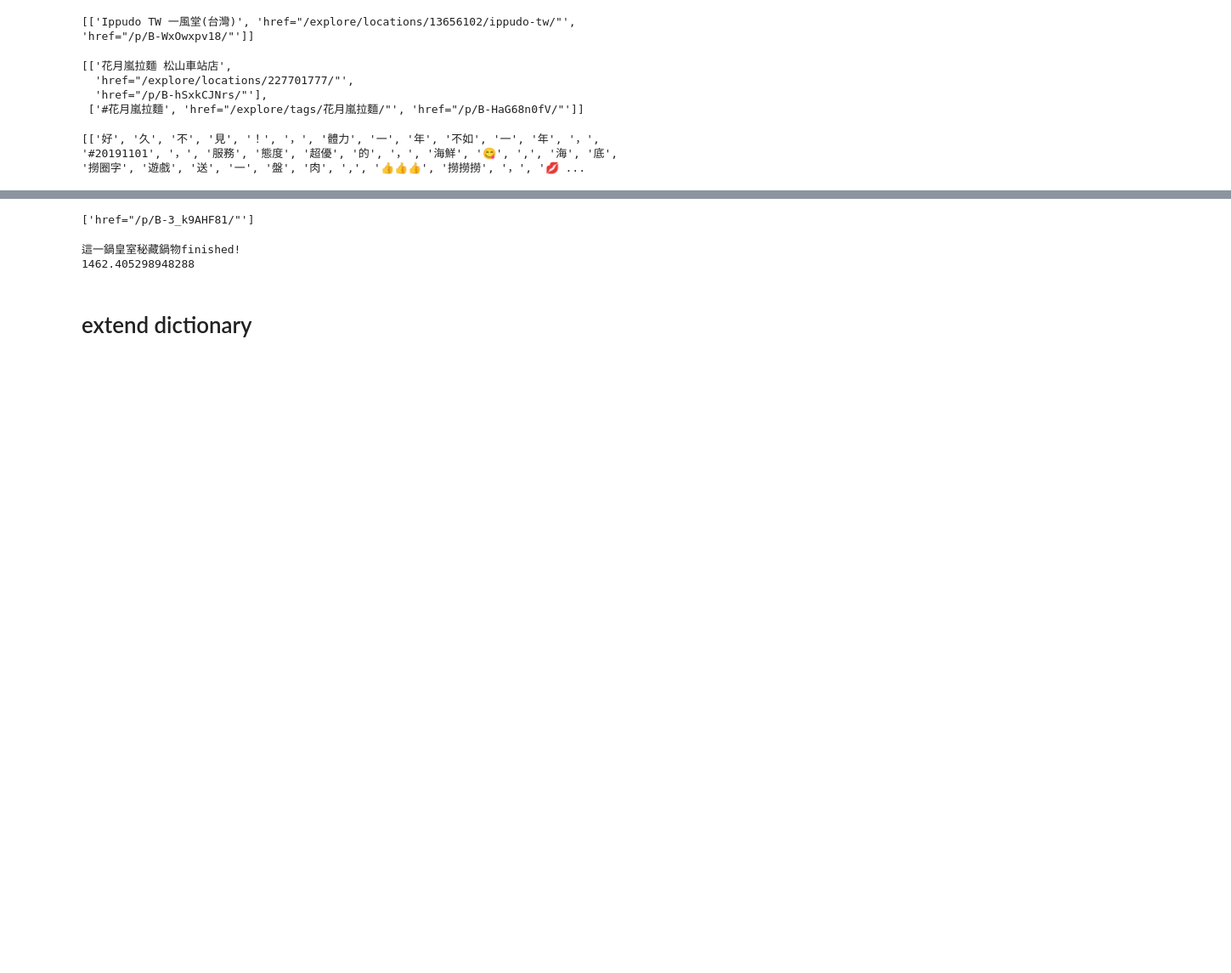
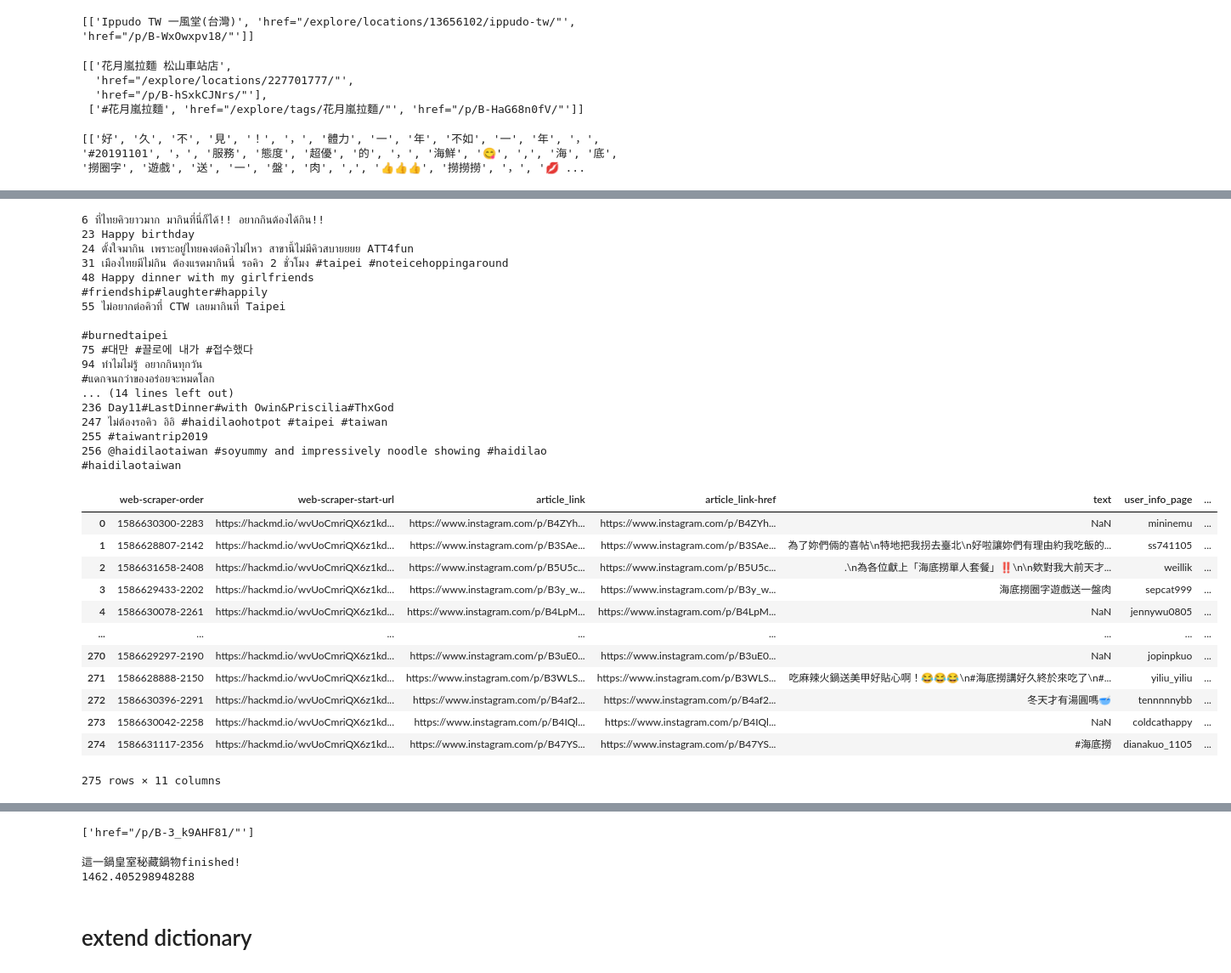
Before and after one commit to r07725012/Thesis_backup, a Jupyter notebook: sentiment_analysis.ipynb, the cells around one changed output, grey strips where cells are left out. Shown at 85% size. Cells and saved outputs as stored; diff of their text form; code cells hidden in the pictures; blank space fills up the shorter version.

```diff
--- a/sentiment_analysis.ipynb
+++ b/sentiment_analysis.ipynb
@@ -270 +257,43 @@ numpy.int64
+# %%
+#====== remove foreign language post ======
+for i,content in zip(articles[articles['text'].notnull()]['text'].index,
+                     articles[articles['text'].notnull()]['text']):
+    if not re.search(r'[\u4e00-\u9fff]+', content) and not demoji.findall(content): # check contain chinese
+        print(i,content)
+        # drop assigned row
+        articles.drop(i, inplace=True)
+
+# reset dataframe index
+articles.reset_index(drop=True)
+# %% [output]
+6 ที่ไทยคิวยาวมาก มากินที่นี่ก็ได้!! อยากกินต้องได้กิน!!
+23 Happy birthday
+24 ตั้งใจมากิน เพราะอยู่ไทยคงต่อคิวไม่ไหว สาขานี้ไม่มีคิวสบายยยย ATT4fun
+31 เมืองไทยมีไม่กิน ต้องแรดมากินนี่ รอคิว 2 ชั่วโมง #taipei #noteicehoppingaround
+48 Happy dinner with my girlfriends
+#friendship#laughter#happily
+55 ไม่อยากต่อคิวที่ CTW เลยมากินที่ Taipei
+
+#burnedtaipei
+75 #대만 #끌로에 내가 #접수했다
+94 ทำไมไม่รู้ อยากกินทุกวัน
+#แดกจนกว่าของอร่อยจะหมดโลก
+... (14 lines left out)
+236 Day11#LastDinner#with Owin&Priscilia#ThxGod
+247 ไม่ต้องรอคิว อิอิ #haidilaohotpot #taipei #taiwan
+255 #taiwantrip2019
+256 @haidilaotaiwan #soyummy and impressively noodle showing #haidilao #haidilaotaiwan
+|  | web-scraper-order | web-scraper-start-url | article_link | article_link-href | text | user_info_page | ... |
+| 0 | 1586630300-2283 | https://hackmd.io/wvUoCmriQX6z1kd... | https://www.instagram.com/p/B4ZYh... | https://www.instagram.com/p/B4ZYh... | NaN | mininemu | ... |
+| 1 | 1586628807-2142 | https://hackmd.io/wvUoCmriQX6z1kd... | https://www.instagram.com/p/B3SAe... | https://www.instagram.com/p/B3SAe... | 為了妳們倆的喜帖\n特地把我拐去臺北\n好啦讓妳們有理由約我吃飯的... | ss741105 | ... |
+| 2 | 1586631658-2408 | https://hackmd.io/wvUoCmriQX6z1kd... | https://www.instagram.com/p/B5U5c... | https://www.instagram.com/p/B5U5c... | .﻿\n為各位獻上「海底撈單人套餐」‼️﻿\n﻿\n欸對我大前天才... | weillik | ... |
+| 3 | 1586629433-2202 | https://hackmd.io/wvUoCmriQX6z1kd... | https://www.instagram.com/p/B3y_w... | https://www.instagram.com/p/B3y_w... | 海底撈圈字遊戲送一盤肉 | sepcat999 | ... |
+| 4 | 1586630078-2261 | https://hackmd.io/wvUoCmriQX6z1kd... | https://www.instagram.com/p/B4LpM... | https://www.instagram.com/p/B4LpM... | NaN | jennywu0805 | ... |
+| ... | ... | ... | ... | ... | ... | ... | ... |
+| 270 | 1586629297-2190 | https://hackmd.io/wvUoCmriQX6z1kd... | https://www.instagram.com/p/B3uE0... | https://www.instagram.com/p/B3uE0... | NaN | jopinpkuo | ... |
+| 271 | 1586628888-2150 | https://hackmd.io/wvUoCmriQX6z1kd... | https://www.instagram.com/p/B3WLS... | https://www.instagram.com/p/B3WLS... | 吃麻辣火鍋送美甲好貼心啊！😂😂😂\n#海底撈講好久終於來吃了\n#... | yiliu_yiliu | ... |
+| 272 | 1586630396-2291 | https://hackmd.io/wvUoCmriQX6z1kd... | https://www.instagram.com/p/B4af2... | https://www.instagram.com/p/B4af2... | 冬天才有湯圓嗎🥣 | tennnnnybb | ... |
+| 273 | 1586630042-2258 | https://hackmd.io/wvUoCmriQX6z1kd... | https://www.instagram.com/p/B4IQl... | https://www.instagram.com/p/B4IQl... | NaN | coldcathappy | ... |
+| 274 | 1586631117-2356 | https://hackmd.io/wvUoCmriQX6z1kd... | https://www.instagram.com/p/B47YS... | https://www.instagram.com/p/B47YS... | #海底撈 | dianakuo_1105 | ... |
+275 rows × 11 columns
 # %%
```
Also changed, not shown: parts of 11 cells of this notebook.
